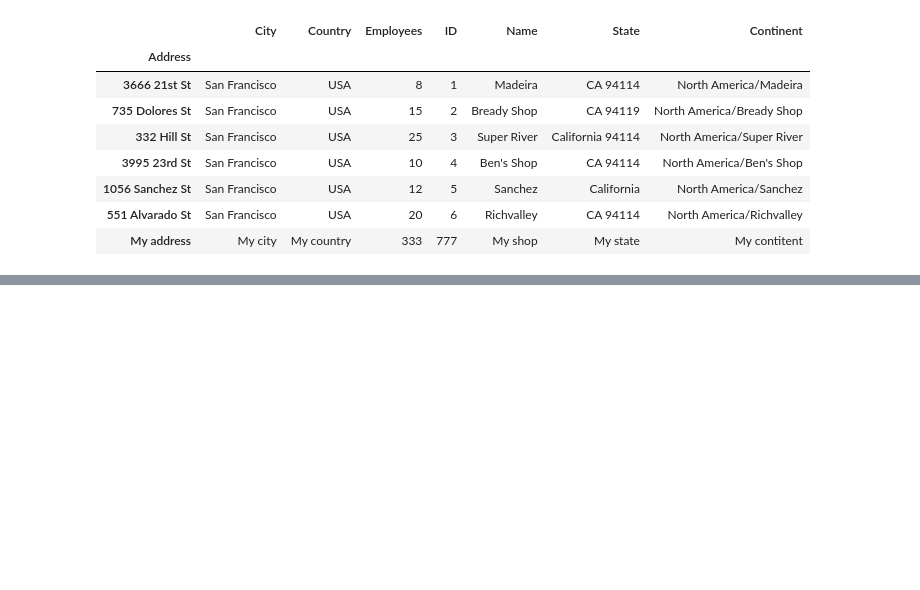
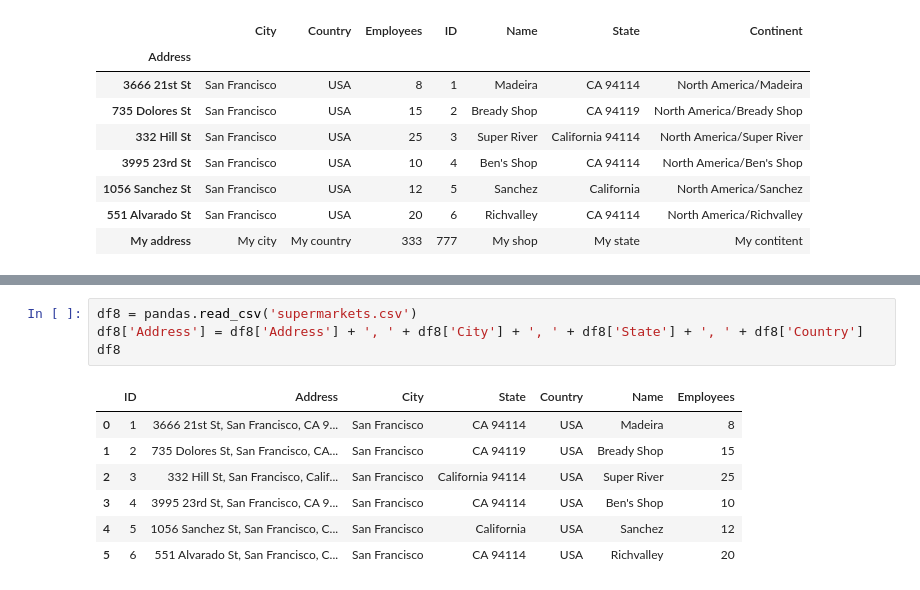
Before and after one commit to MrAlejandro/practice-python, a Jupyter notebook: pandas/jupyter/read_from_files.ipynb, the cells around one changed output, grey strips where cells are left out. Cells and saved outputs as stored; diff of their text form; blank space fills up the shorter version.

```diff
--- a/pandas/jupyter/read_from_files.ipynb
+++ b/pandas/jupyter/read_from_files.ipynb
@@ -282,0 +289,12 @@ df7
+# %%
+df8 = pandas.read_csv('supermarkets.csv')
+df8['Address'] = df8['Address'] + ', ' + df8['City'] + ', ' + df8['State'] + ', ' + df8['Country']
+df8
+# %% [output]
+|  | ID | Address | City | State | Country | Name | Employees |
+| 0 | 1 | 3666 21st St, San Francisco, CA 9... | San Francisco | CA 94114 | USA | Madeira | 8 |
+| 1 | 2 | 735 Dolores St, San Francisco, CA... | San Francisco | CA 94119 | USA | Bready Shop | 15 |
+| 2 | 3 | 332 Hill St, San Francisco, Calif... | San Francisco | California 94114 | USA | Super River | 25 |
+| 3 | 4 | 3995 23rd St, San Francisco, CA 9... | San Francisco | CA 94114 | USA | Ben's Shop | 10 |
+| 4 | 5 | 1056 Sanchez St, San Francisco, C... | San Francisco | California | USA | Sanchez | 12 |
+| 5 | 6 | 551 Alvarado St, San Francisco, C... | San Francisco | CA 94114 | USA | Richvalley | 20 |
```
Also changed, not shown: parts of 4 cells of this notebook.
